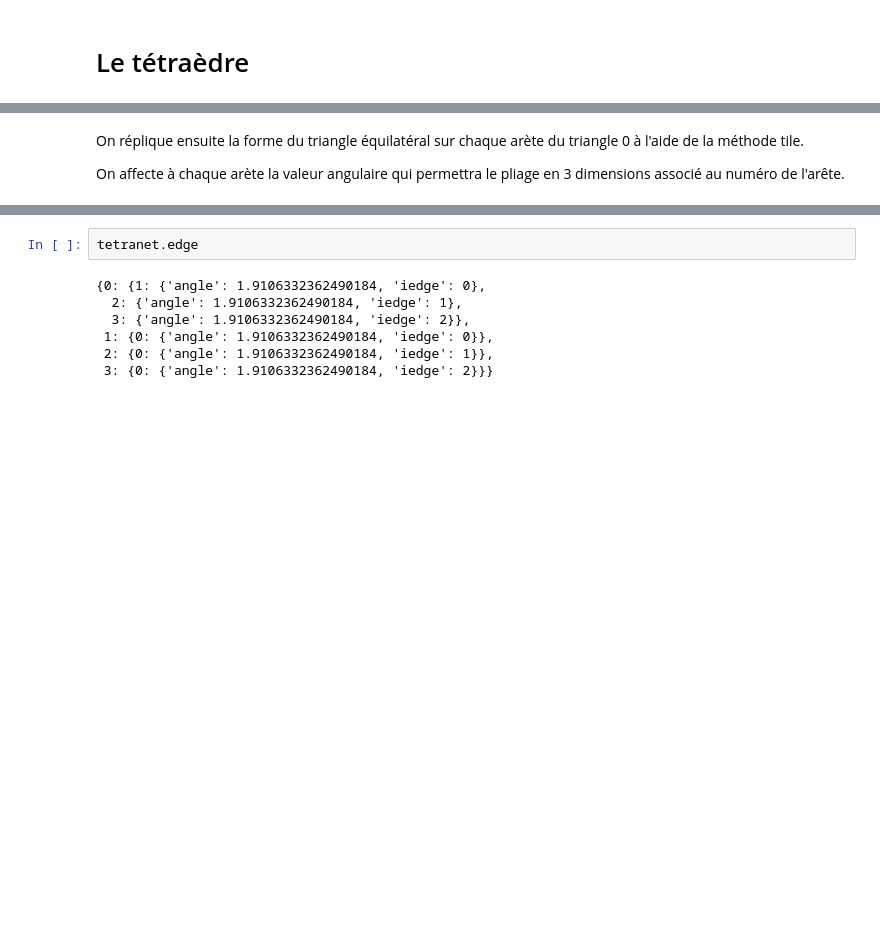
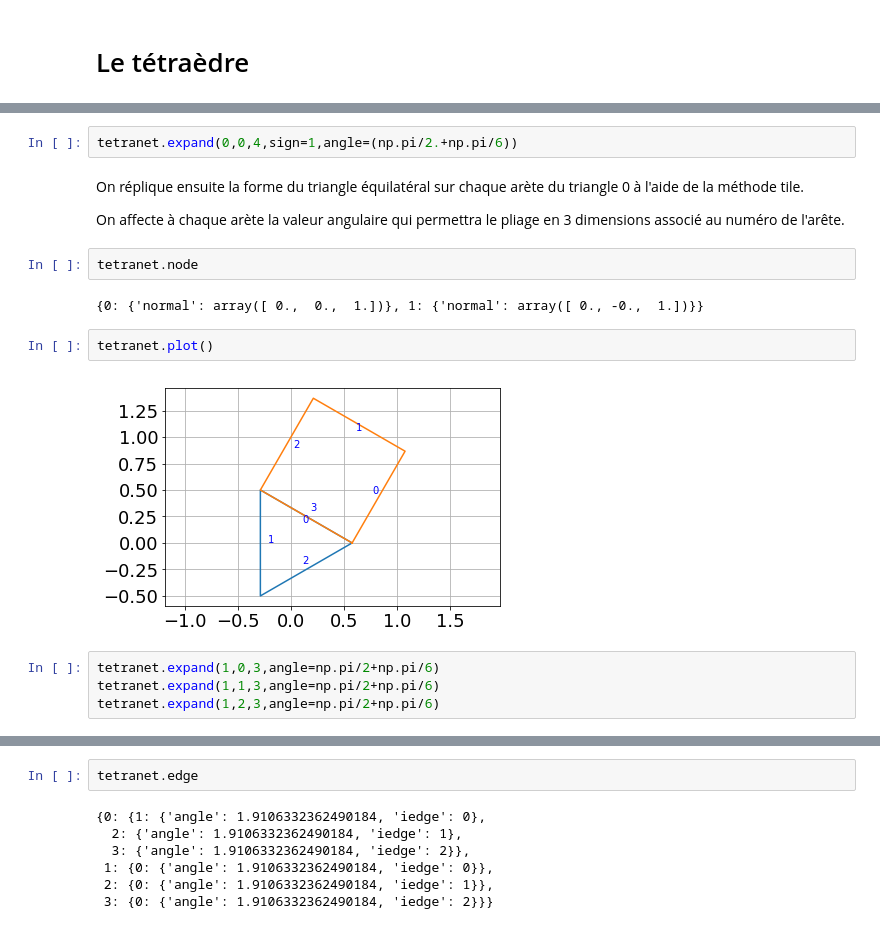
Before and after one commit to cadracks-project/ccad, a Jupyter notebook: doc/notebook/Polyedre.ipynb, the cells around one changed output, grey strips where cells are left out. Drawn from its saved outputs; the diff is of its cells as text; blank space fills up the shorter version.

```diff
--- a/doc/notebook/Polyedre.ipynb
+++ b/doc/notebook/Polyedre.ipynb
@@ -31,4 +31,18 @@ tetranet.plot()
+# %%
+tetranet.expand(0,0,4,sign=1,angle=(np.pi/2.+np.pi/6))
 # %% [markdown]
 On réplique ensuite la forme du triangle équilatéral sur chaque arète du triangle 0 à l'aide de la méthode tile.
 
 On affecte à chaque arète la valeur angulaire qui permettra le pliage en 3 dimensions associé au numéro de l'arête.
+# %%
+tetranet.node
+# %% [output]
+{0: {'normal': array([ 0.,  0.,  1.])}, 1: {'normal': array([ 0., -0.,  1.])}}
+# %%
+tetranet.plot()
+# %% [output]
+[figure, added]
+# %%
+tetranet.expand(1,0,3,angle=np.pi/2+np.pi/6)
+tetranet.expand(1,1,3,angle=np.pi/2+np.pi/6)
+tetranet.expand(1,2,3,angle=np.pi/2+np.pi/6)
```
Also changed, not shown: parts of 26 cells of this notebook, 2 other files.
